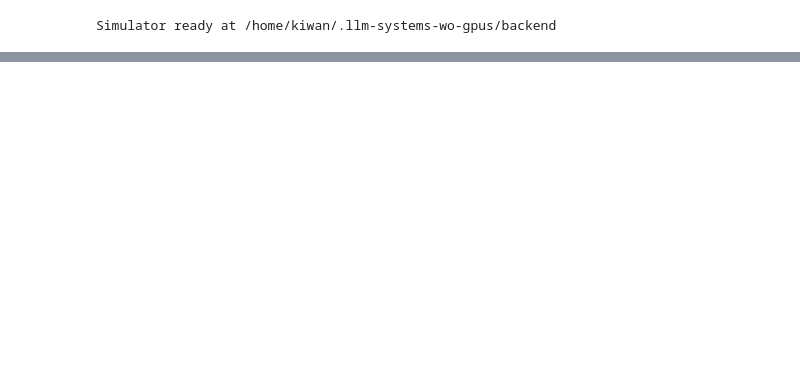
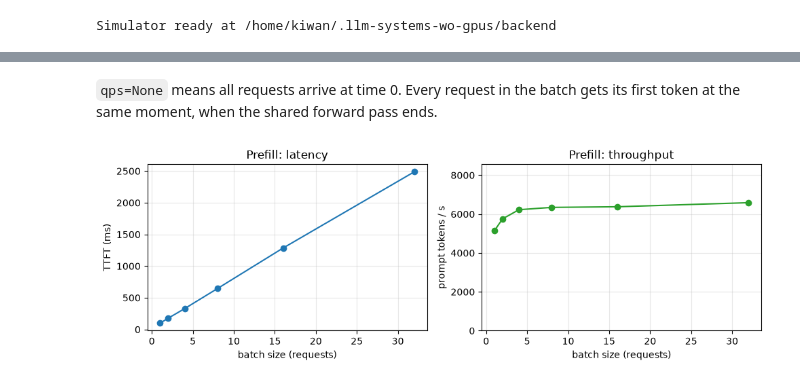
Before and after one commit to kwmaeng91/studying-llm-systems-without-gpus, a Jupyter notebook: docs/lectures/02-batching-and-load.ipynb, the cells around one changed output, grey strips where cells are left out. Cells and saved outputs as stored; diff of their text form; code cells hidden in the pictures; blank space fills up the shorter version.

```diff
--- a/docs/lectures/02-batching-and-load.ipynb
+++ b/docs/lectures/02-batching-and-load.ipynb
@@ -45,0 +67,10 @@ many requests the scheduler may run together with `batch_size_cap`.
+# %%
+rows = []
+for b in [1, 2, 4, 8, 16, 32]:
+    r = lsg.simulate(**SYSTEM, qps=None, num_requests=b,
+                     prefill_tokens=512, decode_tokens=1, chunk_size=16384)
+    ttft = r.ttft.median()
+    rows.append({"batch size": b, "TTFT (ms)": 1e3 * ttft,
+                 "prefill throughput (tok/s)": b * 512 / ttft})
+prefill = pd.DataFrame(rows).set_index("batch size")
+prefill.round(0)
@@ -45,0 +86,13 @@ many requests the scheduler may run together with `batch_size_cap`.
+# %% [markdown]
+`qps=None` means all requests arrive at time 0. Every request in the batch gets
+its first token at the same moment, when the shared forward pass ends.
+# %%
+fig, ax = plt.subplots(1, 2, figsize=(10, 3.4))
+ax[0].plot(prefill.index, prefill["TTFT (ms)"], "o-")
+ax[0].set(xlabel="batch size (requests)", ylabel="TTFT (ms)", title="Prefill: latency")
+ax[1].plot(prefill.index, prefill["prefill throughput (tok/s)"], "o-", color="C2")
+ax[1].set(xlabel="batch size (requests)", ylabel="prompt tokens / s", title="Prefill: throughput",
+          ylim=(0, 1.3 * prefill["prefill throughput (tok/s)"].max()))
+fig.tight_layout()
+# %% [output]
+[figure, added]
```
Also changed, not shown: parts of 25 cells of this notebook, 1 other file.
